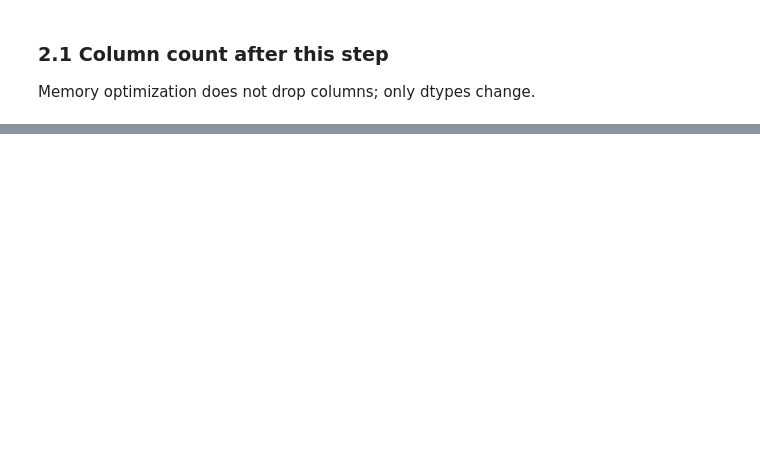
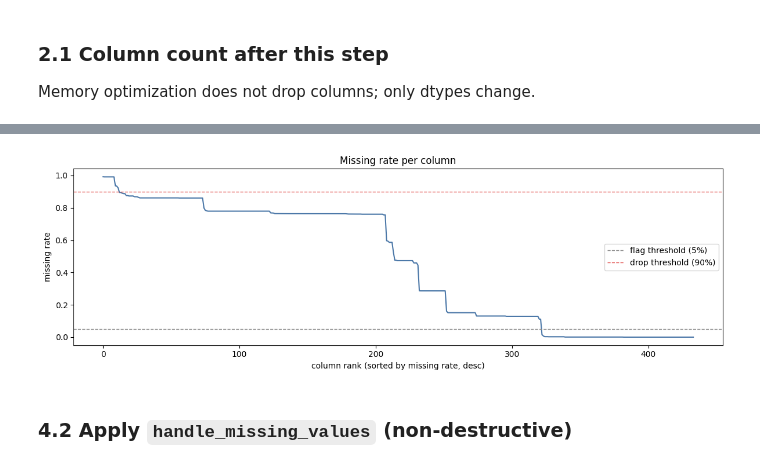
Before and after one commit to ErenReyhanlioglu/fraudlens, a Jupyter notebook: notebooks/01_eda_ieee_cis.ipynb, the cells around one changed output, grey strips where cells are left out. Drawn from its saved outputs; the diff is of its cells as text; code cells hidden in the pictures; blank space fills up the shorter version.

```diff
--- a/notebooks/01_eda_ieee_cis.ipynb
+++ b/notebooks/01_eda_ieee_cis.ipynb
@@ -223,0 +246,6 @@ print(f"[end of step 2] identity column count    = {df_id.shape[1]}")
+# %%
+df = join_transaction_identity(df_txn, df_id, verbose=True)
+
+print(f"joined shape           : {df.shape}")
+print(f"fraud rate             : {df['isFraud'].mean():.4%}")
+print(f"identity match rate    : {df_id['TransactionID'].isin(df_txn['TransactionID']).mean():.4%}")
@@ -223,0 +292,12 @@ print(f"[end of step 2] identity column count    = {df_id.shape[1]}")
+# %%
+missing_rates_preview = df.isna().mean().sort_values(ascending=False)
+
+n_any_missing = int((missing_rates_preview > 0).sum())
+n_above_5pct  = int((missing_rates_preview > 0.05).sum())
+n_above_90pct = int((missing_rates_preview > 0.90).sum())
+
+print(f"columns with any NaN   : {n_any_missing}")
+print(f"columns with > 5% NaN  : {n_above_5pct}")
+print(f"columns with > 90% NaN : {n_above_90pct}")
+
+missing_rates_preview.head(15)
@@ -223,0 +324,15 @@ print(f"[end of step 2] identity column count    = {df_id.shape[1]}")
+# %%
+fig, ax = plt.subplots(figsize=(12, 4))
+missing_rates_preview.reset_index(drop=True).plot(ax=ax, color="#4c78a8")
+ax.axhline(0.05, color="#888", linestyle="--", linewidth=1, label="flag threshold (5%)")
+ax.axhline(0.90, color="#e45756", linestyle="--", linewidth=1, label="drop threshold (90%)")
+ax.set_xlabel("column rank (sorted by missing rate, desc)")
+ax.set_ylabel("missing rate")
+ax.set_title("Missing rate per column")
+ax.legend()
+plt.tight_layout()
+plt.show()
+# %% [output]
+[figure, added]
+# %% [markdown]
+### 4.2 Apply `handle_missing_values` (non-destructive)
```
Also changed, not shown: parts of 57 cells of this notebook, 1 other file.
